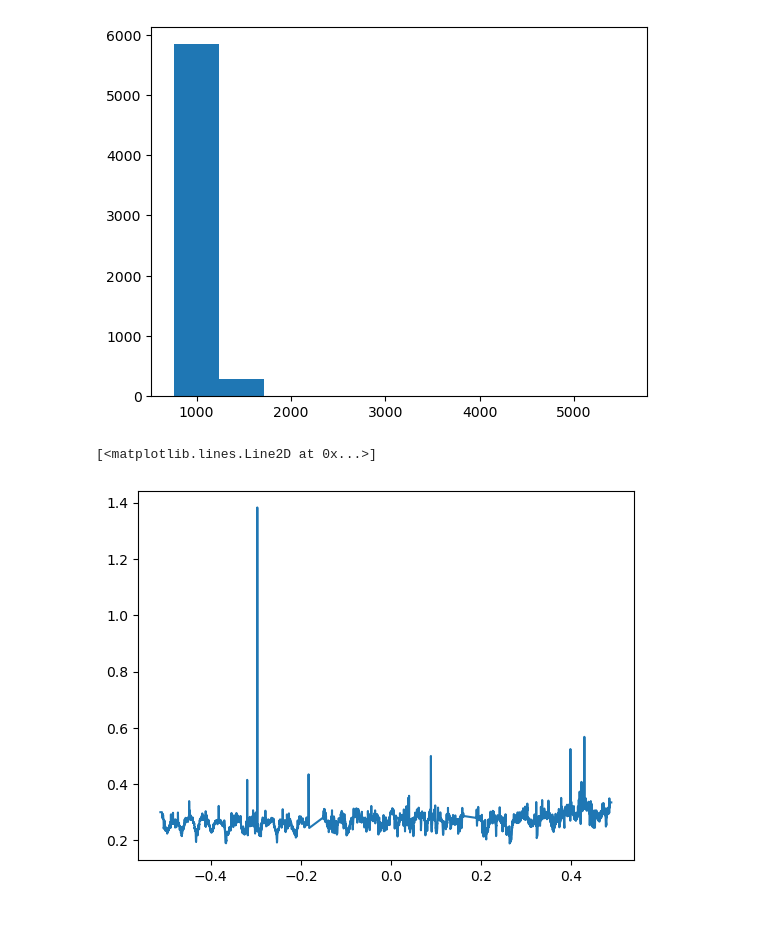
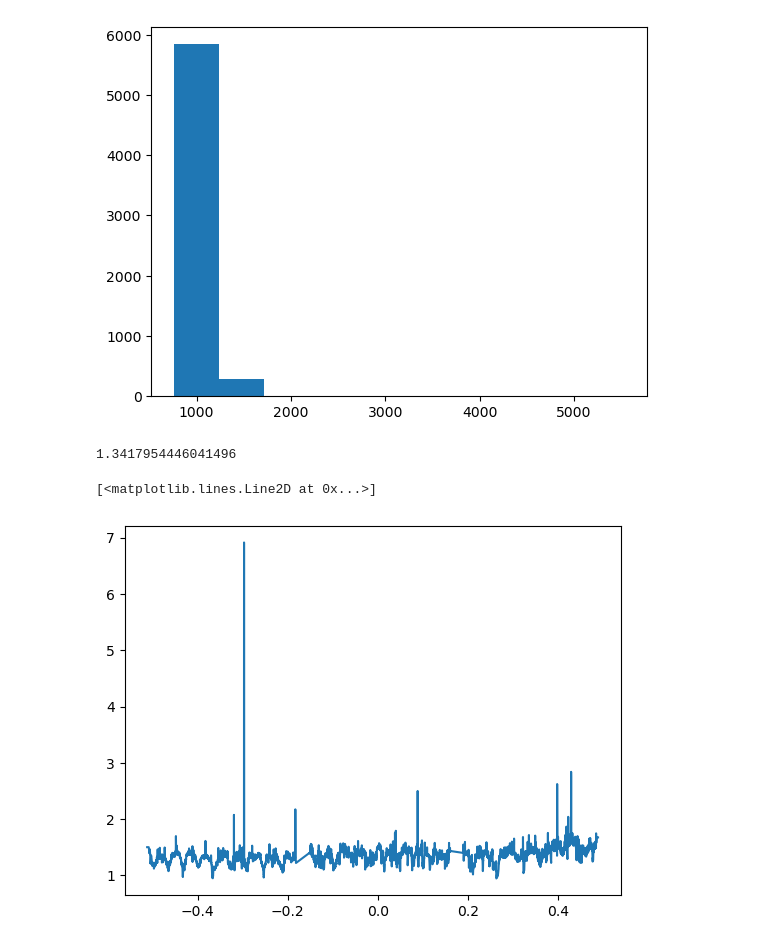
Before and after one commit to MalAstronomy/Highres, a Jupyter notebook: added_scripts/data_check.ipynb, the cells around one changed output. Drawn from its saved outputs; the diff is of its cells as text; code cells hidden in the pictures.

```diff
--- a/added_scripts/data_check.ipynb
+++ b/added_scripts/data_check.ipynb
@@ -115,8 +204,14 @@ plt.hist(d.err)
         4582.17516588, 5060.32432569, 5538.4734855 ]),
  <BarContainer object of 10 artists>)
 [figure]
+# %%
+er = d.err*d.flux_scaling
+errr = er* 50
+errr.mean()
+# %% [output]
+1.3417954446041496
 # %%
-plt.plot(d.data_wavelengths_norm, d.err*d.flux_scaling*10)
+plt.plot(d.data_wavelengths_norm, d.err*d.flux_scaling*50)
 # %% [output]
 [<matplotlib.lines.Line2D at 0x...>]
-[figure, old version]
+[figure, new version]
```
Also changed, not shown: parts of 37 cells of this notebook.
